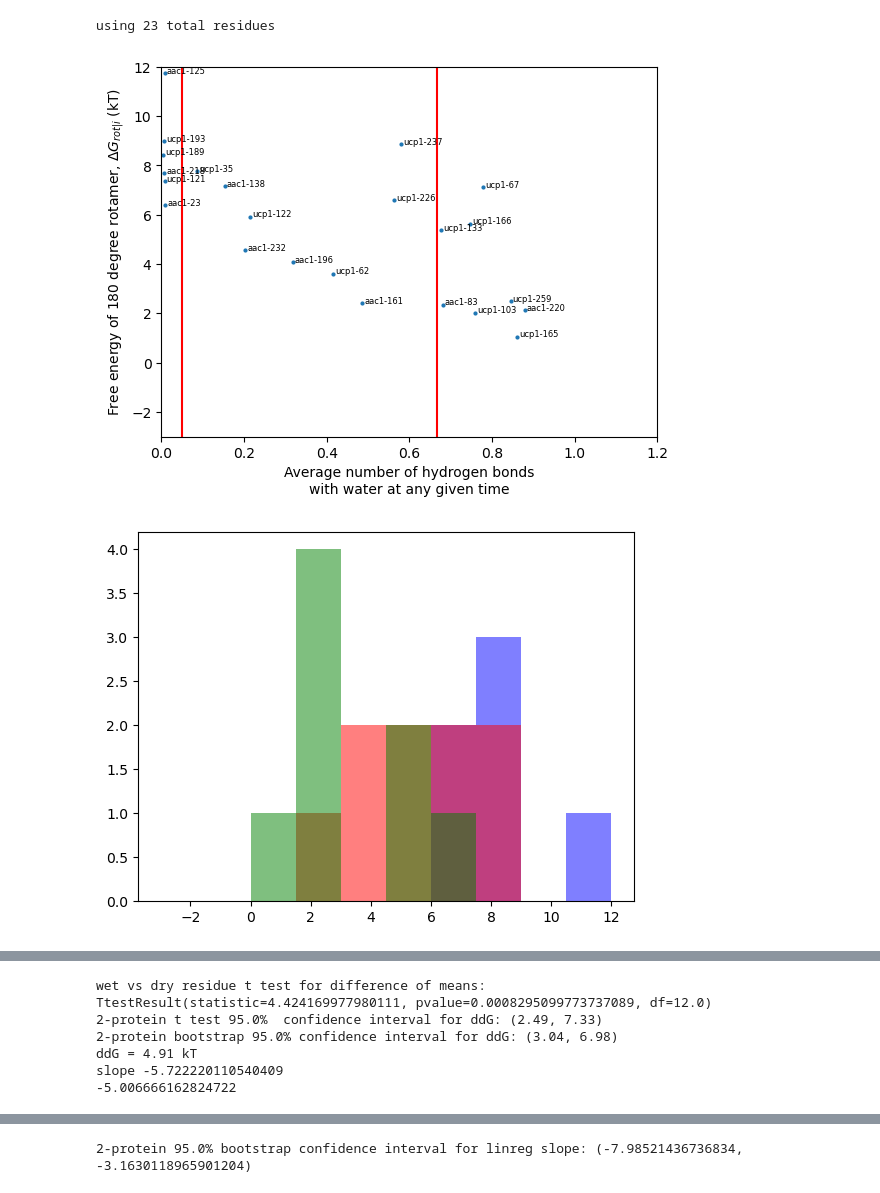
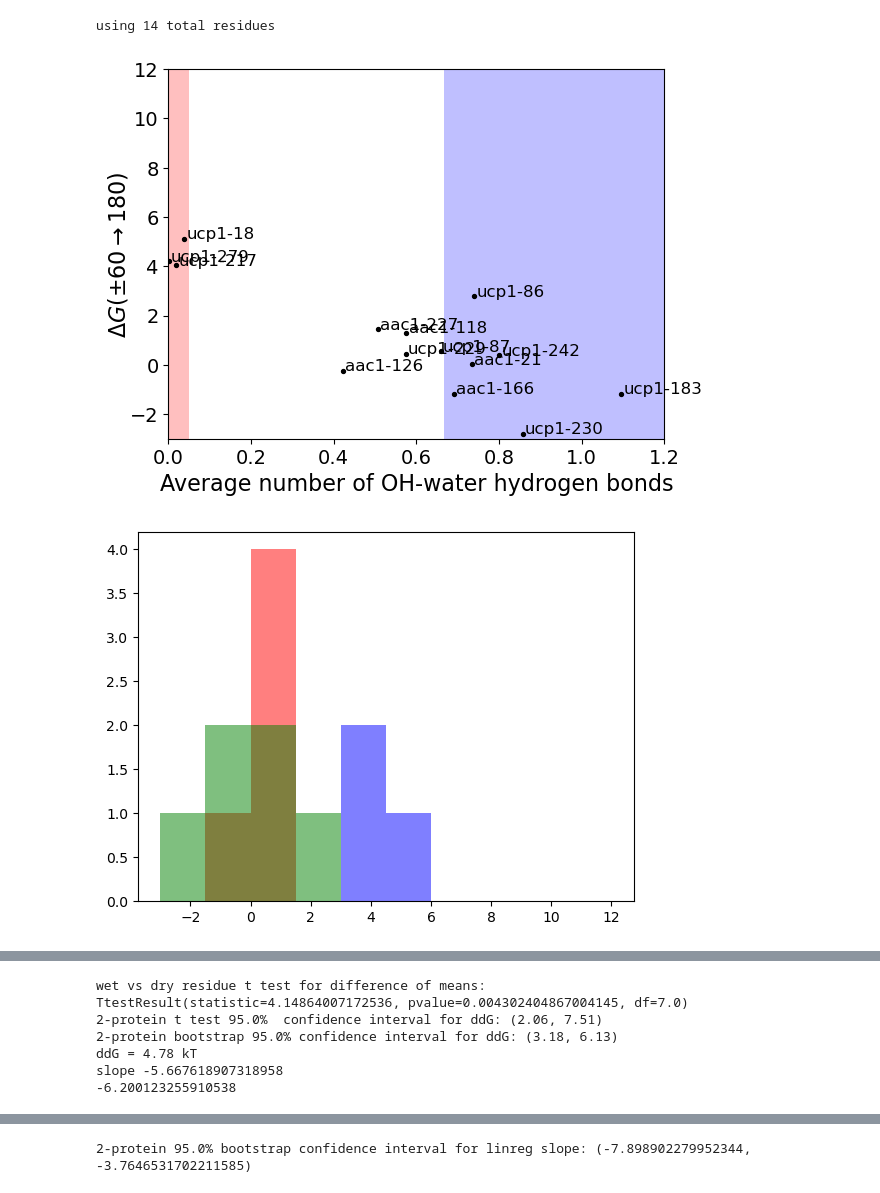
Before and after one commit to JonathanHB/threonine_rotamer_analysis, a Jupyter notebook: plot_rot_solv_sec_fixed_solvation.ipynb, the cells around one changed output, grey strips where cells are left out. Drawn from its saved outputs; the diff is of its cells as text; code cells hidden in the pictures.

Commit message:
updated figures

```diff
--- a/plot_rot_solv_sec_fixed_solvation.ipynb
+++ b/plot_rot_solv_sec_fixed_solvation.ipynb
@@ -227,7 +227,7 @@ def load_process(analysis_method, resn):
 
     return dG_all, hbond_t_frac_all, prot_all, resseq_all
 # %%
-resn = "thr"
+resn = "ser"
 dG_all, hbond_t_frac_all, prot_all, resseq_all = load_process(hist_fixed_class, resn)
 
 plt.scatter(hbond_t_frac_all, dG_all)
@@ -255,23 +255,33 @@ using 23 total residues
 # %%
 #plt.figure(figsize=(5,5), dpi=600)
-
-plt.scatter(hbond_t_frac_all, dG_all, s=4)
+fsz = 16
+plt.scatter(hbond_t_frac_all, dG_all, s=8, color="black")
 print(f"using {len(dG_all)} total residues")
 
 for p, r, w, g in zip(prot_all, resseq_all, hbond_t_frac_all, dG_all):
-    plt.annotate(f"{p}-{r}", (w+0.005, g), fontsize=6)
+    plt.annotate(f"{p}-{r}", (w+0.005, g), fontsize=12)
 
-plt.xlabel("Average number of hydrogen bonds\nwith water at any given time")
-plt.ylabel(r"Free energy of 180 degree rotamer, $\Delta G_{rot|i}$ (kT)")
+plt.xlabel("Average number of OH-water hydrogen bonds", fontsize=fsz)
+plt.ylabel(r"$\Delta G(±60\rightarrow 180)$", fontsize=fsz, labelpad=0)
+#plt.ylabel(r"Free energy of 180 degree rotamer, $\Delta G_{rot|i}$ (kT)")
 plt.xlim(0,1.2)
 plt.ylim(-3,12)
 
-plt.axvline(0.05, color="red")
-plt.axvline(2/3, color="red")
+plt.xticks(fontsize=14)
+plt.yticks(fontsize=14)
+
+plt.fill_between((0, 0.05), -3, 12, color="red", alpha=0.25, linewidth=0, zorder=0)
+plt.fill_between((2/3, 1.2), -3, 12, color="blue", alpha=0.25, linewidth=0, zorder=0)
+# plt.axvline(0.05, color="red")
+# plt.axvline(2/3, color="red")
 
 plt.savefig(f"figures/rotamer_solvation_scatter_{resn}.png", dpi=600, bbox_inches='tight')
+plt.savefig(f"figures/rotamer_solvation_scatter_{resn}.svg", format="svg", bbox_inches='tight')
 
 plt.show()
+
+
+#---------------------------------------------------------------------------------------------------
 
 #67 and 166 on short helices in ucp1 are stabilized in the +60 rotamer by an ordered water bound to a salt bridge and tyrosine.
 # 133, 226, and 237 are wedged between helices. However resi 122 and 35 are stuck between helices but are not outliers.
@@ -287,14 +297,35 @@ plt.hist(inter_residues, alpha = 0.5, range=[-3,12], bins=10, color="red")
 plt.hist(wet_residues, alpha = 0.5, range=[-3,12], bins=10, color="green")
 plt.show()
 
-plt.boxplot((dry_residues, inter_residues, wet_residues))
+
+#---------------------------------------------------------------------------------------------------
+
+bar_width = 1
+
+resdata = (dry_residues, inter_residues, wet_residues)
+colors = ["red", "grey", "blue"]
+means = [np.mean(rs) for rs in resdata]
+xplot = [1, 2, 3]
+for x, m, c, rd in zip(xplot, means, colors, resdata):
+    plt.bar(x, m, width=bar_width, color = c, alpha=0.5)
+    plt.scatter([x for i in range(len(rd))], rd, color="black")
+#plt.boxplot((dry_residues, inter_residues, wet_residues))
+
+plt.xlim(0.5, 3.5)
+plt.xticks([1,2,3], ["intramembrane", "interfacial", "aqueous"], fontsize=14)
+plt.xlabel("Solvent environment", fontsize=fsz)
+
 plt.ylim(-3, 12)
-plt.xticks([1,2,3], ["intramembrane", "interfacial", "aqueous"])
-plt.ylabel(r"Free energy of 180 degree rotamer, $\Delta G_{rot|i}$ (kT)")
+plt.yticks(fontsize=14)
+plt.ylabel(r"$\Delta G(±60\rightarrow 180)$", fontsize=fsz, labelpad=0)
+#plt.ylabel(r"Free energy of 180 degree rotamer, $\Delta G_{rot|i}$ (kT)")
 
-plt.savefig(f"figures/rotamer_solvation_boxplot_{resn}.png", dpi=600, bbox_inches='tight')
+plt.savefig(f"figures/rotamer_solvation_barplot_{resn}.png", dpi=600, bbox_inches='tight')
 
 plt.show()
+
+
+#---------------------------------------------------------------------------------------------------
 
 print("wet vs dry residue t test for difference of means:")
 print(stats.ttest_ind(dry_residues, wet_residues))
@@ -346,33 +377,33 @@ hbond_strength_kt = G_hb*Jkc/(NA*kB*T) #kT
 # #hessa von heijne transfer free energy
 # print(0.52*Jkc/(NA*kB*T))
 
 #linear regression
 linreg = True
 if linreg:
     slope, intercept, r, p, std_err = stats.linregress(hbond_t_frac_all, dG_all)
     print(f"slope {slope}")
     print(slope*(max(hbond_t_frac_all)-min(hbond_t_frac_all)))
 
     def myfunc(x):
         return slope * x + intercept
 
     mymodel = list(map(myfunc, hbond_t_frac_all))
 
     plt.scatter(hbond_t_frac_all, dG_all)
     plt.plot(hbond_t_frac_all, mymodel)
     plt.xlabel("mean # hydrogen bonds at any given time")
     plt.ylabel("free energy of 180 degree rotamer")
     plt.show()
 
     #boostrap slope with linear regression
     def linreg_slope(sample_hb, sample_G):
         slope, intercept, r, p, std_err = stats.linregress(sample_hb, sample_G)
         return slope
 
     #note that paired=true is needed here
     bootstrap_result = stats.bootstrap(data=(hbond_t_frac_all, dG_all), statistic=linreg_slope, n_resamples=9999, paired=True, confidence_level=confidence_level)
     print(f"2-protein {confidence_level*100}% bootstrap confidence interval for linreg slope: ({bootstrap_result.confidence_interval.low}, {bootstrap_result.confidence_interval.high})")
 # %% [output]
-using 23 total residues
+using 14 total residues
-[figure, old version]
+[figure, new version]
-[figure, old version]
+[figure, new version]
@@ -380,7 +411,7 @@ using 23 total residues
 wet vs dry residue t test for difference of means:
-TtestResult(statistic=4.424169977980111, pvalue=0.0008295099773737089, df=12.0)
-2-protein t test 95.0%  confidence interval for ddG: (2.49, 7.33)
-2-protein bootstrap 95.0% confidence interval for ddG: (3.04, 6.98)
-ddG = 4.91 kT
-slope -5.722220110540409
--5.006666162824722
+TtestResult(statistic=4.14864007172536, pvalue=0.004302404867004145, df=7.0)
+2-protein t test 95.0%  confidence interval for ddG: (2.06, 7.51)
+2-protein bootstrap 95.0% confidence interval for ddG: (3.18, 6.13)
+ddG = 4.78 kT
+slope -5.667618907318958
+-6.200123255910538
@@ -388,4 +419,4 @@ slope -5.722220110540409
-2-protein 95.0% bootstrap confidence interval for linreg slope: (-7.98521436736834, -3.1630118965901204)
+2-protein 95.0% bootstrap confidence interval for linreg slope: (-7.898902279952344, -3.7646531702211585)
 # %%
 
 #Tieleman and Macallum measure the free energy of bringing ethanol from water to the middle of a membrane http://www.jgp.org/cgi/doi/10.1085/jgp.200709745
```
Also changed, not shown: parts of 2 cells of this notebook, 4 other files.
